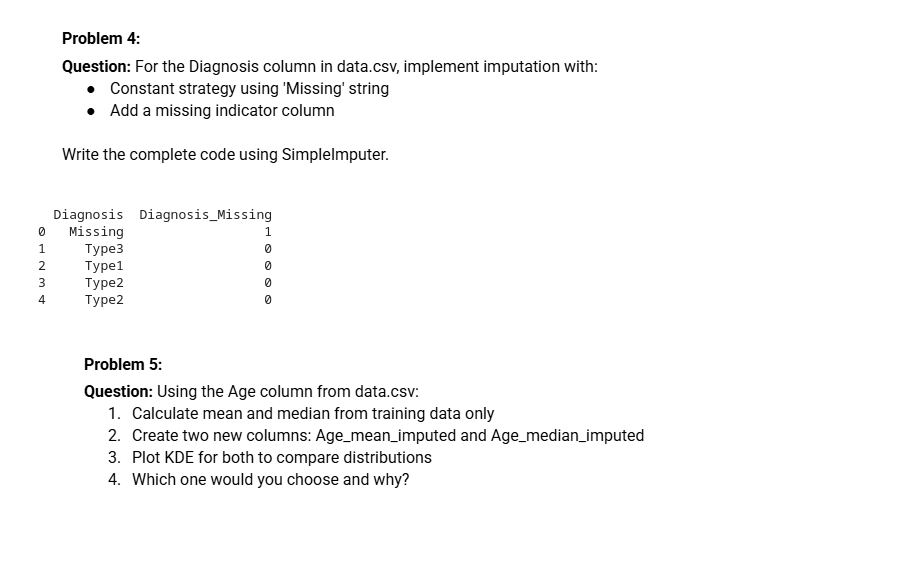
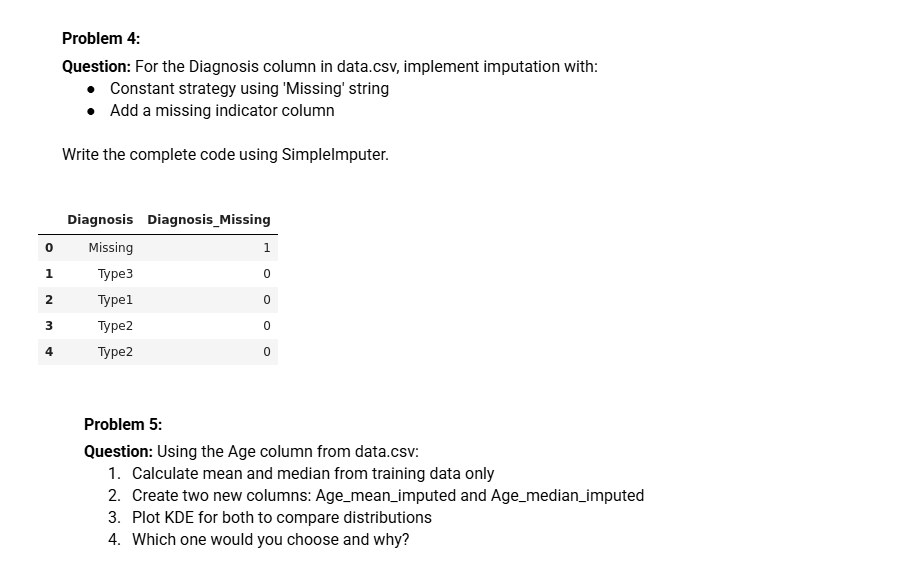
Before and after one commit to N-Siam/Machine-Learning, a Jupyter notebook: Module 03-Starter, Train Test Split and Missing Value Handling/practice_data_csv.ipynb, the cells around one changed output. Cells and saved outputs as stored; diff of their text form; code cells hidden in the pictures; blank space fills up the shorter version.

```diff
--- a/Module 03-Starter, Train Test Split and Missing Value Handling/practice_data_csv.ipynb
+++ b/Module 03-Starter, Train Test Split and Missing Value Handling/practice_data_csv.ipynb
@@ -124,17 +124,13 @@ dtype: float64
 ![image.png](attachment:image.png)
 # %%
 # Replace Unknown with NaN
-df["Temperature"] = df["Temperature"].replace("Unknown", pd.NA)
+df["Temperature"] = df["Temperature"].replace("Unknown", np.nan)
 
 # Convert to numeric
-df["Temperature"] = pd.to_numeric(
-    df["Temperature"],
-    errors="coerce"
-)
+df["Temperature"] = pd.to_numeric(df["Temperature"], errors="coerce")
 
 # Median imputation
 imputer = SimpleImputer(strategy="median")
+df["Temperature"] = imputer.fit_transform(df[["Temperature"]])
 
-df["Temperature"] = imputer.fit_transform(
-    df[["Temperature"]]
-)
+df
@@ -141,25 +151,20 @@ df["Temperature"] = imputer.fit_transform(
 # %% [markdown]
 ![image.png](attachment:image.png)
 # %%
-imputer = SimpleImputer(
-    strategy="constant",
-    fill_value="Missing",
-    add_indicator=True
-)
+df["Diagnosis_Missing"] = df["Diagnosis"].isnull().astype(int)
 
-result = imputer.fit_transform(df[["Diagnosis"]])
+# Replace missing values with "Missing"
+imputer = SimpleImputer(strategy="constant", fill_value = "Missing")
+df["Diagnosis"] = imputer.fit_transform(df[["Diagnosis"]]).ravel()
 
-df["Diagnosis"] = result[:,0]
-df["Diagnosis_Missing"] = result[:,1].astype(int)
-
-print(df[["Diagnosis","Diagnosis_Missing"]].head())
+df[["Diagnosis", "Diagnosis_Missing"]].head()
 # %% [output]
-  Diagnosis  Diagnosis_Missing
-0   Missing                  1
-1     Type3                  0
-2     Type1                  0
-3     Type2                  0
-4     Type2                  0
+|  | Diagnosis | Diagnosis_Missing |
+| 0 | Missing | 1 |
+| 1 | Type3 | 0 |
+| 2 | Type1 | 0 |
+| 3 | Type2 | 0 |
+| 4 | Type2 | 0 |
 # %% [markdown]
 ![image.png](attachment:image.png)
 # %%
```
Also changed, not shown: parts of 1 cell of this notebook.
